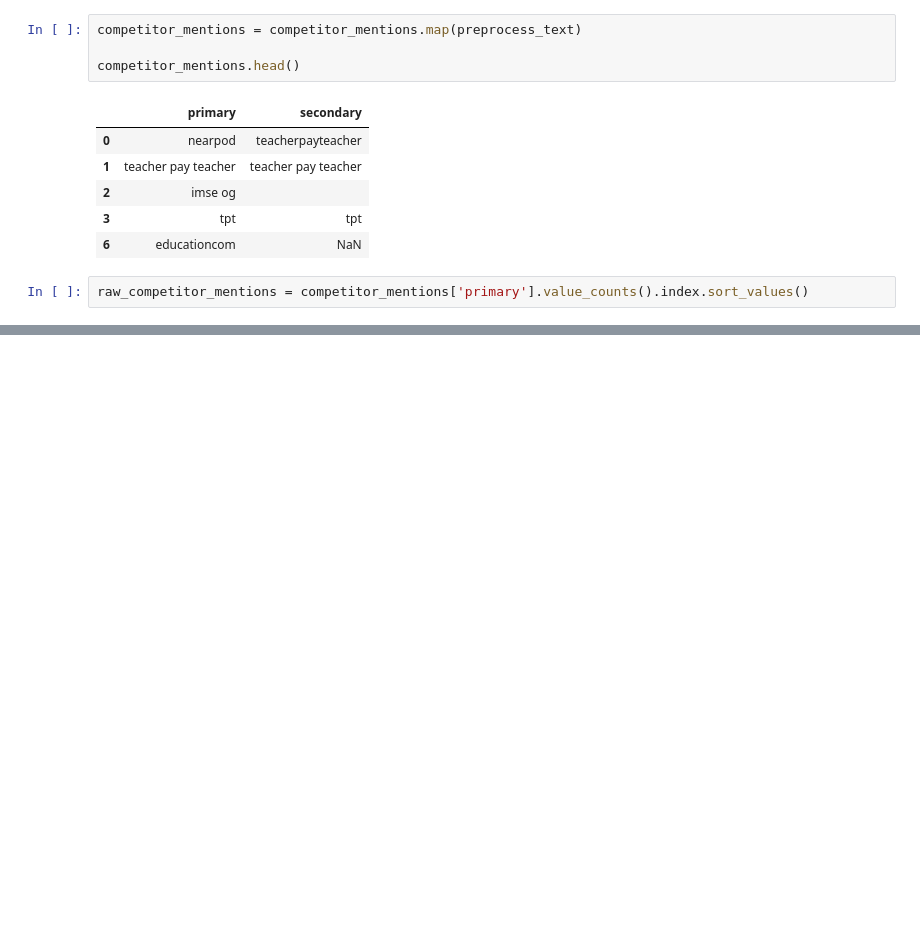
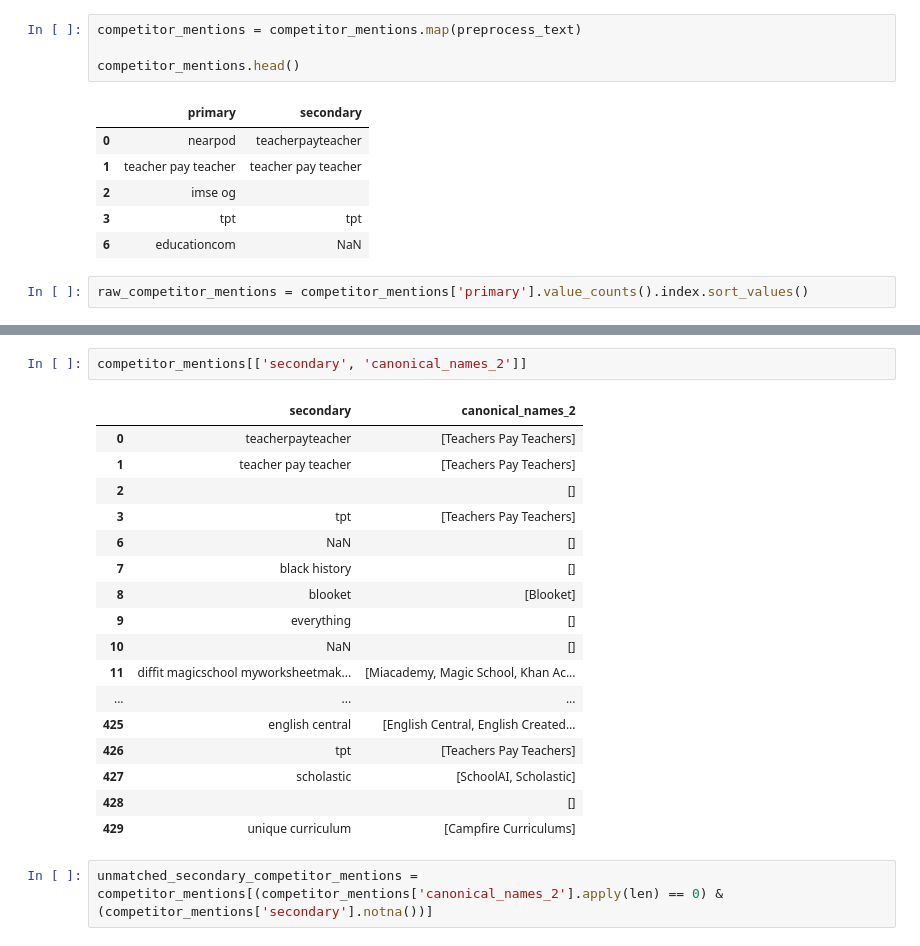
Before and after one commit to lynn-twinkl/joe_competitor_survey_analysis, a Jupyter notebook: draft-notebook.ipynb, the cells around one changed output, grey strips where cells are left out. Saved outputs shown, nothing was run; the diff lists cells and outputs as text; blank space fills up the shorter version.

```diff
--- a/draft-notebook.ipynb
+++ b/draft-notebook.ipynb
@@ -311,0 +432,22 @@ competitor_mentions[competitor_mentions['primary'].str.contains('library', case=
+# %%
+competitor_mentions[['secondary', 'canonical_names_2']]
+# %% [output]
+|  | secondary | canonical_names_2 |
+| 0 | teacherpayteacher | [Teachers Pay Teachers] |
+| 1 | teacher pay teacher | [Teachers Pay Teachers] |
+| 2 |  | [] |
+| 3 | tpt | [Teachers Pay Teachers] |
+| 6 | NaN | [] |
+| 7 | black history | [] |
+| 8 | blooket | [Blooket] |
+| 9 | everything | [] |
+| 10 | NaN | [] |
+| 11 | diffit magicschool myworksheetmak... | [Miacademy, Magic School, Khan Ac... |
+| ... | ... | ... |
+| 425 | english central | [English Central, English Created... |
+| 426 | tpt | [Teachers Pay Teachers] |
+| 427 | scholastic | [SchoolAI, Scholastic] |
+| 428 |  | [] |
+| 429 | unique curriculum | [Campfire Curriculums] |
+# %%
+unmatched_secondary_competitor_mentions = competitor_mentions[(competitor_mentions['canonical_names_2'].apply(len) == 0) & (competitor_mentions['secondary'].notna())]
```
Also changed, not shown: parts of 10 cells of this notebook.
